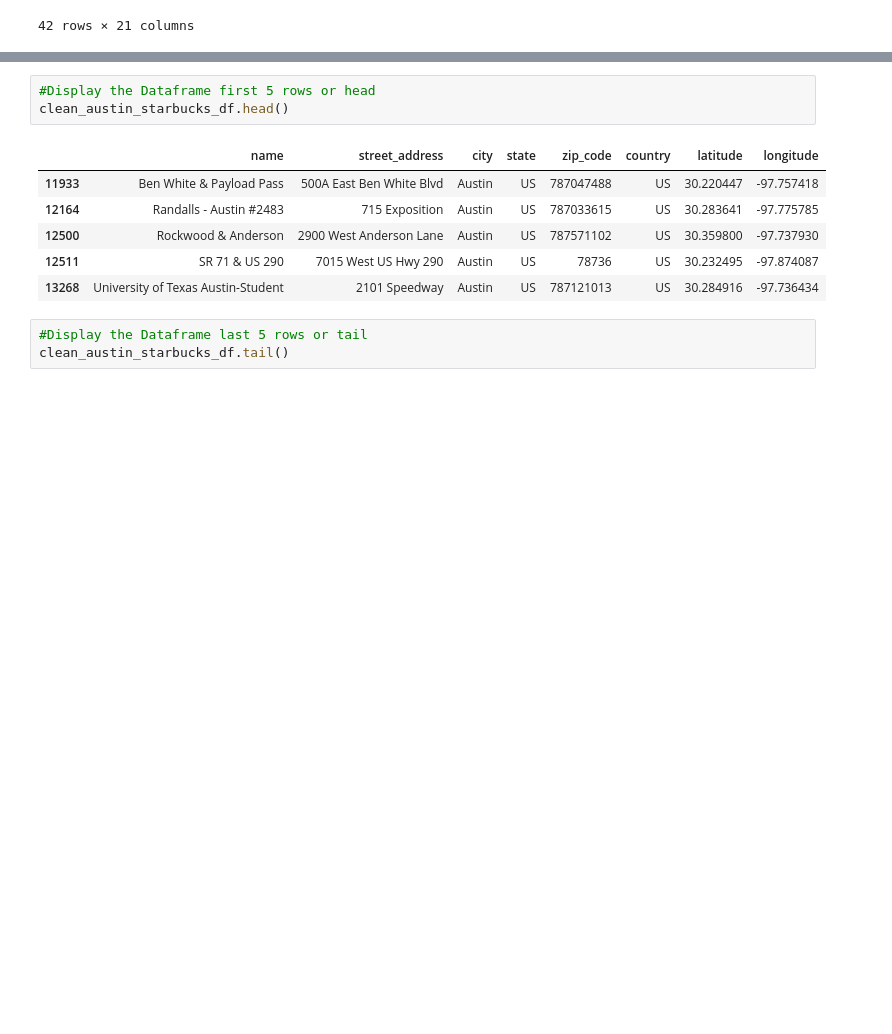
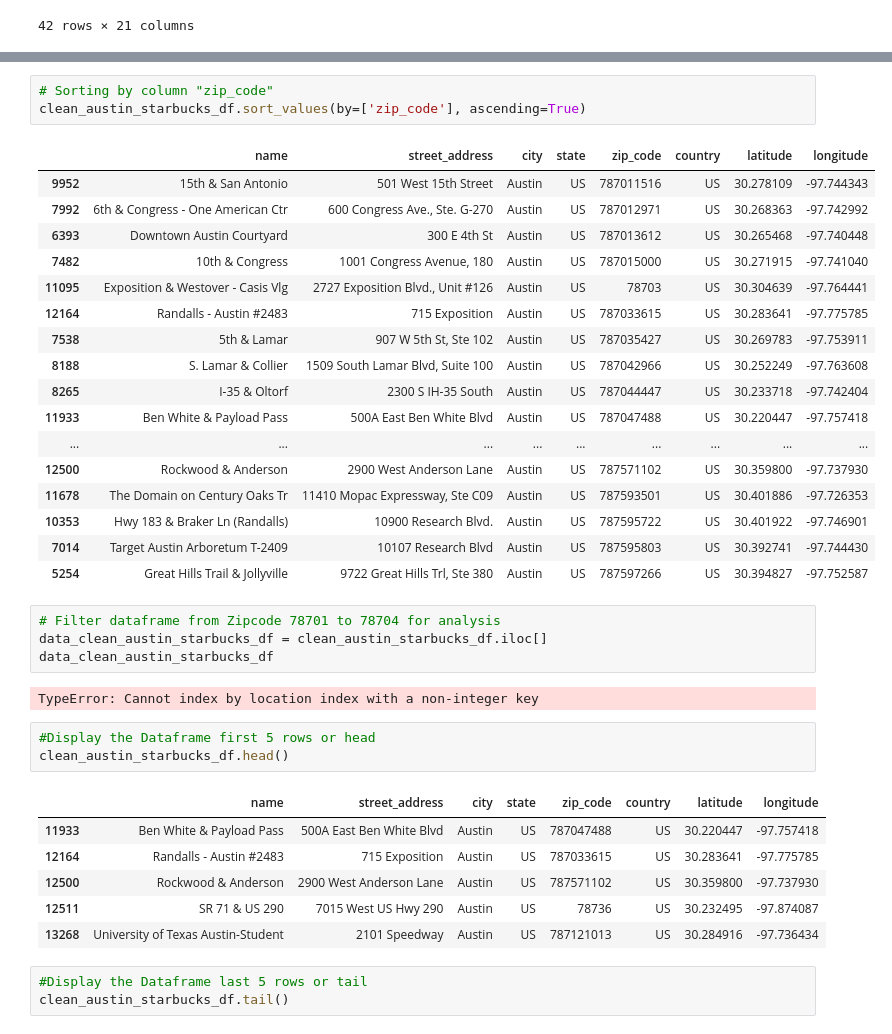
Before and after one commit to EGeorge2021r/Fintech5Falcons, a Jupyter notebook: Resources/demo_estate_data.ipynb, the cells around one changed output, grey strips where cells are left out. Drawn from its saved outputs; the diff is of its cells as text; blank space fills up the shorter version.

Commit message:
Add sort values by zip code column

```diff
--- a/Resources/demo_estate_data.ipynb
+++ b/Resources/demo_estate_data.ipynb
@@ -175,6 +175,33 @@ clean_austin_starbucks_df
 | 12500 | Rockwood & Anderson | 2900 West Anderson Lane | Austin | US | 787571102 | US | 30.359800 | -97.737930 |
 | 12511 | SR 71 & US 290 | 7015 West US Hwy 290 | Austin | US | 78736 | US | 30.232495 | -97.874087 |
 | 13268 | University of Texas Austin-Student | 2101 Speedway | Austin | US | 787121013 | US | 30.284916 | -97.736434 |
+# %%
+# Sorting by column "zip_code"
+clean_austin_starbucks_df.sort_values(by=['zip_code'], ascending=True)
+# %% [output]
+|  | name | street_address | city | state | zip_code | country | latitude | longitude |
+| 9952 | 15th & San Antonio | 501 West 15th Street | Austin | US | 787011516 | US | 30.278109 | -97.744343 |
+| 7992 | 6th & Congress - One American Ctr | 600 Congress Ave., Ste. G-270 | Austin | US | 787012971 | US | 30.268363 | -97.742992 |
+| 6393 | Downtown Austin Courtyard | 300 E 4th St | Austin | US | 787013612 | US | 30.265468 | -97.740448 |
+| 7482 | 10th & Congress | 1001 Congress Avenue, 180 | Austin | US | 787015000 | US | 30.271915 | -97.741040 |
+| 11095 | Exposition & Westover - Casis Vlg | 2727 Exposition Blvd., Unit #126 | Austin | US | 78703 | US | 30.304639 | -97.764441 |
+| 12164 | Randalls - Austin #2483 | 715 Exposition | Austin | US | 787033615 | US | 30.283641 | -97.775785 |
+| 7538 | 5th & Lamar | 907 W 5th St, Ste 102 | Austin | US | 787035427 | US | 30.269783 | -97.753911 |
+| 8188 | S. Lamar & Collier | 1509 South Lamar Blvd, Suite 100 | Austin | US | 787042966 | US | 30.252249 | -97.763608 |
+| 8265 | I-35 & Oltorf | 2300 S IH-35 South | Austin | US | 787044447 | US | 30.233718 | -97.742404 |
+| 11933 | Ben White & Payload Pass | 500A East Ben White Blvd | Austin | US | 787047488 | US | 30.220447 | -97.757418 |
+| ... | ... | ... | ... | ... | ... | ... | ... | ... |
+| 12500 | Rockwood & Anderson | 2900 West Anderson Lane | Austin | US | 787571102 | US | 30.359800 | -97.737930 |
+| 11678 | The Domain on Century Oaks Tr | 11410 Mopac Expressway, Ste C09 | Austin | US | 787593501 | US | 30.401886 | -97.726353 |
+| 10353 | Hwy 183 & Braker Ln (Randalls) | 10900 Research Blvd. | Austin | US | 787595722 | US | 30.401922 | -97.746901 |
+| 7014 | Target Austin Arboretum T-2409 | 10107 Research Blvd | Austin | US | 787595803 | US | 30.392741 | -97.744430 |
+| 5254 | Great Hills Trail & Jollyville | 9722 Great Hills Trl, Ste 380 | Austin | US | 787597266 | US | 30.394827 | -97.752587 |
+# %%
+# Filter dataframe from Zipcode 78701 to 78704 for analysis
+data_clean_austin_starbucks_df = clean_austin_starbucks_df.iloc[]
+data_clean_austin_starbucks_df
+# %% [output]
+TypeError: Cannot index by location index with a non-integer key
 # %%
 #Display the Dataframe first 5 rows or head
 clean_austin_starbucks_df.head()
```
Also changed, not shown: parts of 2 cells of this notebook.
